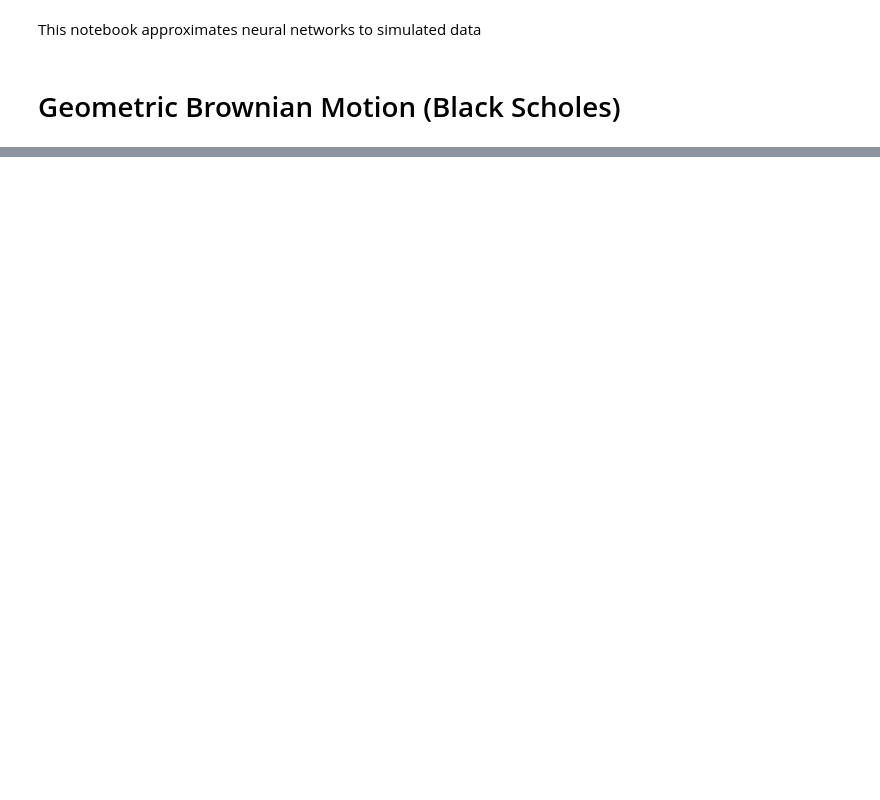
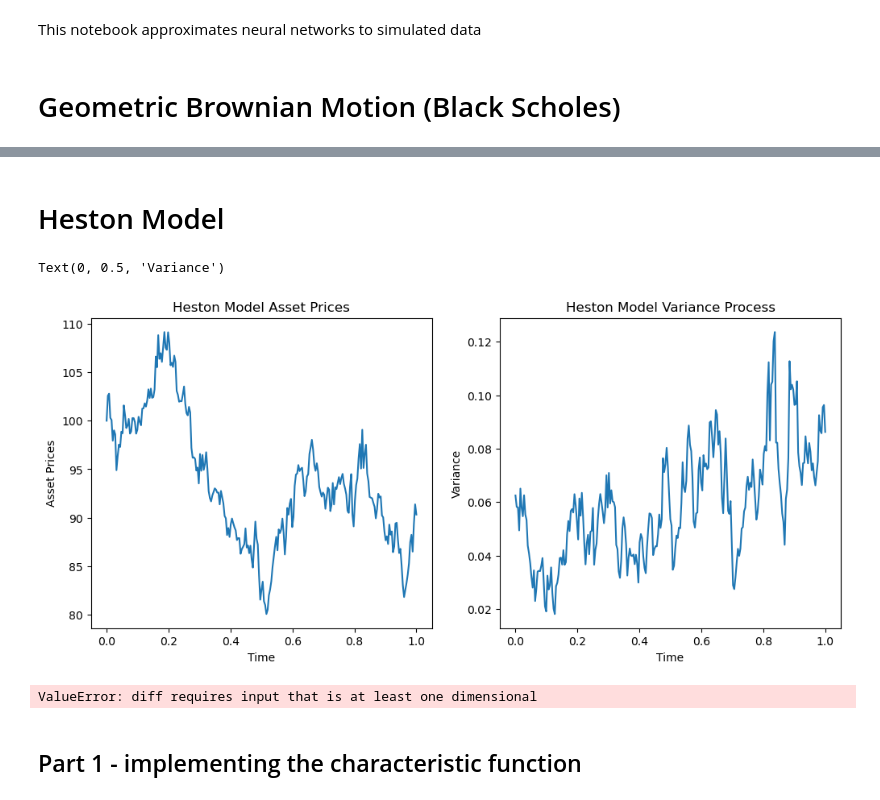
Before and after one commit to peter57441/Master-Thesis, a Jupyter notebook: Python/MonteCarlo.ipynb, the cells around one changed output, grey strips where cells are left out. Drawn from its saved outputs; the diff is of its cells as text; code cells hidden in the pictures; blank space fills up the shorter version.

```diff
--- a/Python/MonteCarlo.ipynb
+++ b/Python/MonteCarlo.ipynb
@@ -53,0 +160,2 @@ plt.show()
+# %% [markdown]
+# Heston Model
@@ -53,0 +197,47 @@ plt.show()
+# %%
+# Parameters
+# simulation dependent
+S0 = 100.0             # asset price
+T = 1.0                # time in years
+r = 0.02               # risk-free rate
+N = 252                # number of time steps in simulation
+M = 1               # number of simulations
+
+# Heston dependent parameters
+kappa = 3              # rate of mean reversion of variance under risk-neutral dynamics
+theta = 0.20**2        # long-term mean of variance under risk-neutral dynamics
+v0 = 0.25**2           # initial variance under risk-neutral dynamics
+rho = 0.4              # correlation between returns and variances under risk-neutral dynamics
+sigma = 0.6            # volatility of volatility
+
+S_t, v_t = heston_model_sim(S0, v0, rho, kappa, theta, sigma, T, N, M)
+# %%
+fig, (ax1, ax2)  = plt.subplots(1, 2, figsize=(12,5))
+time = np.linspace(0,T,N+1)
+ax1.plot(time,S_t)
+ax1.set_title('Heston Model Asset Prices')
+ax1.set_xlabel('Time')
+ax1.set_ylabel('Asset Prices')
+
+ax2.plot(time,v_t)
+ax2.set_title('Heston Model Variance Process')
+ax2.set_xlabel('Time')
+ax2.set_ylabel('Variance')
+# %% [output]
+Text(0, 0.5, 'Variance')
+[figure, added]
+# %%
+
+
+plt.axvline(returns.mean(), color='red', linestyle='dashed', linewidth=2)
+plt.axvline(np.median(returns) , color='green', linestyle='dashed', linewidth=2)
+plt.hist(returns, bins=50, color='grey')
+plt.title("Histogram of Returns")
+plt.xlabel("Return")
+plt.ylabel("Frequency")
+plt.legend(["Mean", "Median"])
+plt.show()
+# %% [output]
+ValueError: diff requires input that is at least one dimensional
+# %% [markdown]
+## Part 1 - implementing the characteristic function
```
Also changed, not shown: parts of 18 cells of this notebook, 3 other files.
